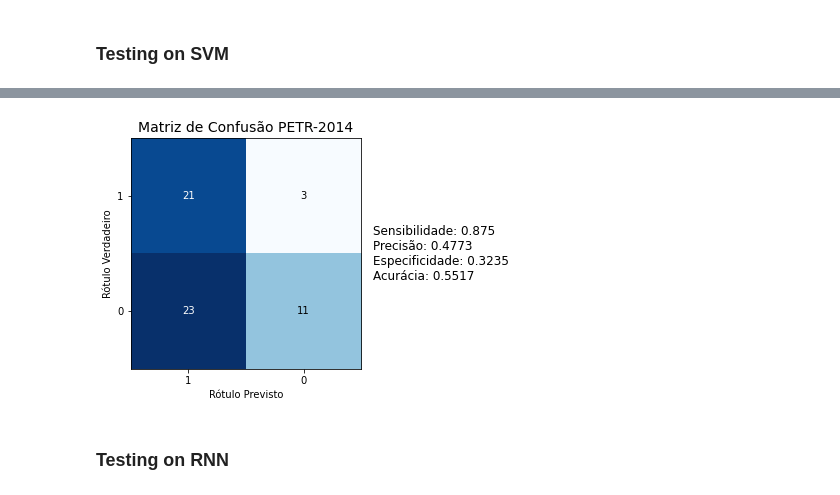
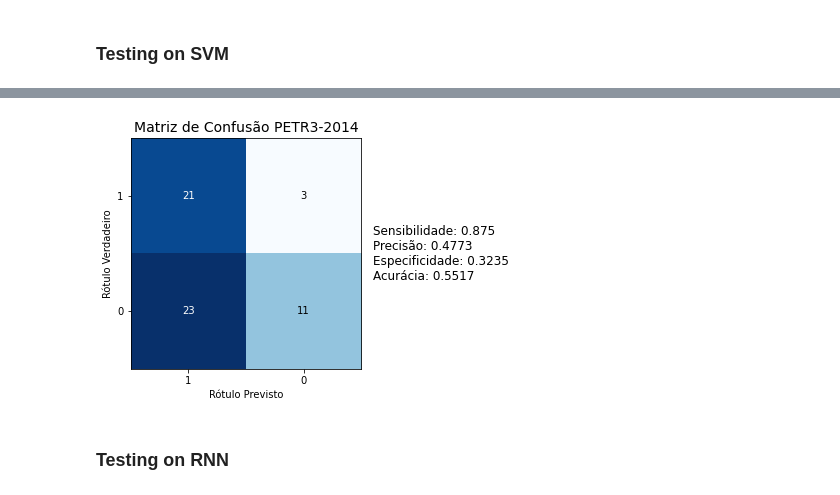
Before and after one commit to EmpyreanAI/Insiders, a Jupyter notebook: scripts/compare_algos.ipynb, the cells around one changed output, grey strips where cells are left out. Cells and saved outputs as stored; diff of their text form; code cells hidden in the pictures.

```diff
--- a/scripts/compare_algos.ipynb
+++ b/scripts/compare_algos.ipynb
@@ -198,6 +200,8 @@ for i, pred in enumerate(neigh.predict(X_test)):
     else:
         y_preds.append(0)
 
+grid.best_estimator_.get_params()
+
 plotter.plot_confusion_matrix(test_y,
                               y_preds,
                               'PETR3', '2014',
@@ -223,4 +227,4 @@ plotter.plot_confusion_matrix(test_y,
-[figure, old version]
+[figure, new version]
 # %% [markdown]
 ### Testing on RNN
 # %%
```
Also changed, not shown: parts of 8 cells of this notebook, 11 other files.
